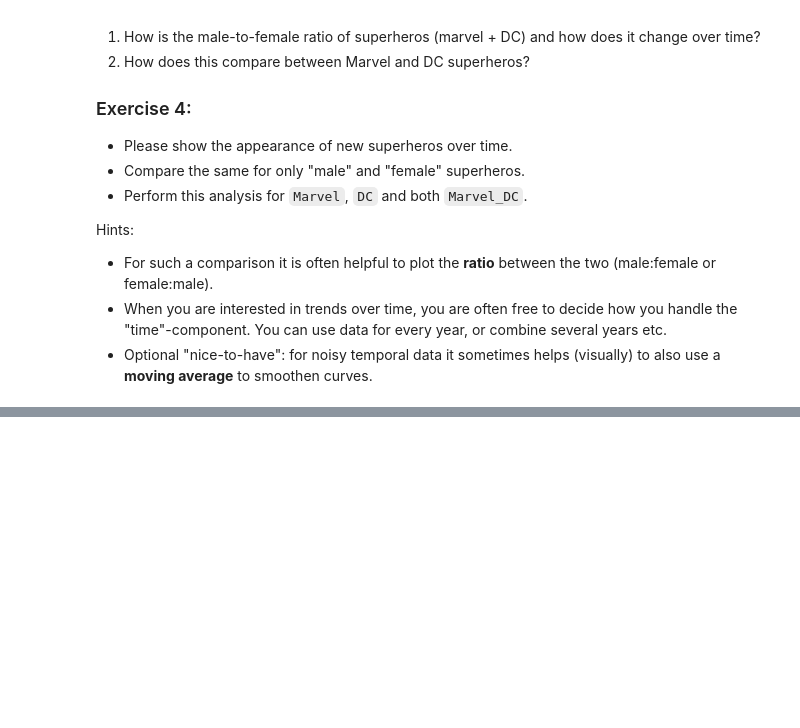
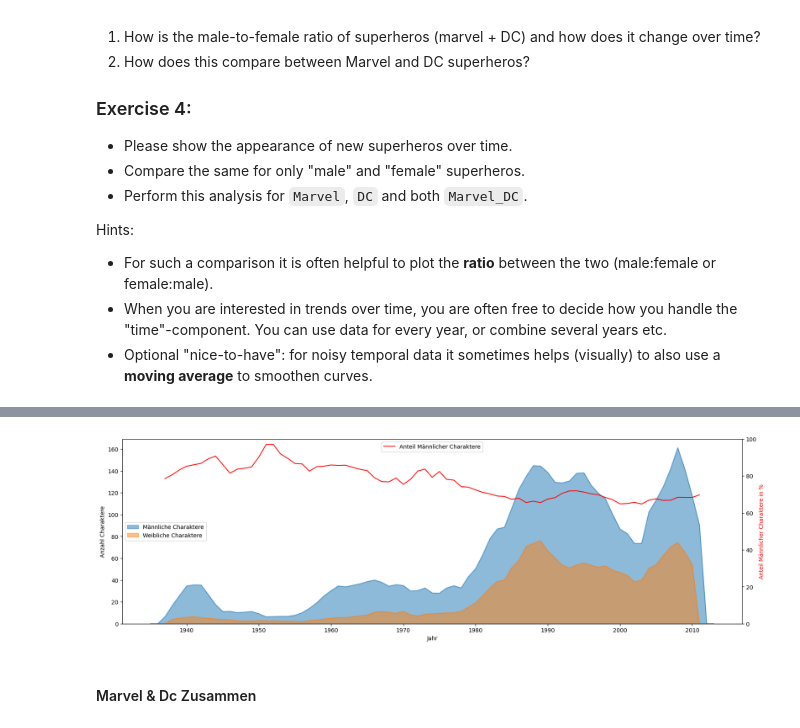
Before and after one commit to SanderTeb/DataScience, a Jupyter notebook: data_science_MMI_portfolio_01.ipynb, the cells around one changed output, grey strips where cells are left out. Cells and saved outputs as stored; diff of their text form; code cells hidden in the pictures; blank space fills up the shorter version.

```diff
--- a/data_science_MMI_portfolio_01.ipynb
+++ b/data_science_MMI_portfolio_01.ipynb
@@ -294,0 +640,35 @@ Hints:
+# %%
+dc_male_mask = (dc_data_1['sex'] =='male characters')
+dc_female_mask = (dc_data_1['sex'] =='female characters')
+dc_male_female_mask = (dc_female_mask | dc_male_mask)
+# %%
+fig, ax1 = plt.subplots(figsize=(20, 6))
+
+# datenverarbeitung
+dc_male = dc_data_1[dc_male_mask].groupby(['year']).size().rolling(window=windowsize, center=True).mean()
+dc_female = dc_data_1[dc_female_mask].groupby(['year']).size().rolling(window=windowsize, center=True).mean()
+dc_male_female = dc_data_1[dc_male_female_mask].groupby(['year']).size().rolling(window=windowsize, center=True).mean()
+
+dc_male.plot(kind='area', alpha=0.5, label='Männliche Charaktere', ax=ax1)
+dc_female.plot(kind='area', alpha=0.5, label='Weibliche Charaktere', ax=ax1)
+
+# Achse Links
+ax1.set_ylabel("Anzahl Charaktere")
+ax1.legend(loc='center left')
+ax1.set_xlabel("Jahr")
+
+# Achse Rechts
+ax2 = ax1.twinx()
+dc_share_male = (dc_male / dc_male_female)*100
+dc_share_male.plot(kind='line', color='red', label='Anteil Männlicher Charaktere', ax=ax2)
+
+ax2.set_ylabel('Anteil Männlicher Charaktere in %')
+ax2.legend(loc='upper center')
+ax2.set_ylim(0,100)
+ax2.yaxis.label.set_color('red')
+
+plt.show()
+# %% [output]
+[figure, added]
+# %% [markdown]
+#### Marvel & Dc Zusammen
```
Also changed, not shown: parts of 80 cells of this notebook, 4 other files.
